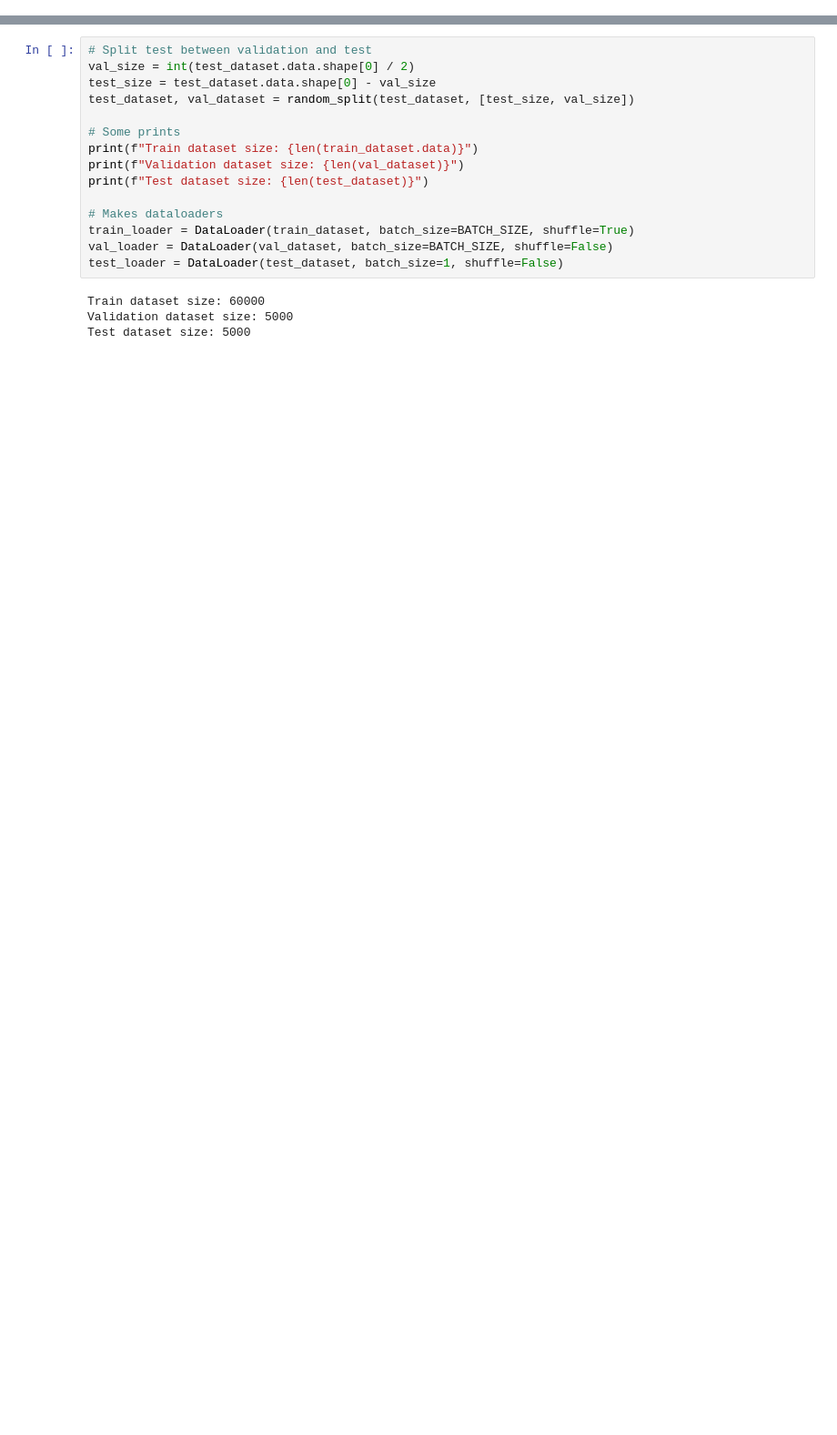
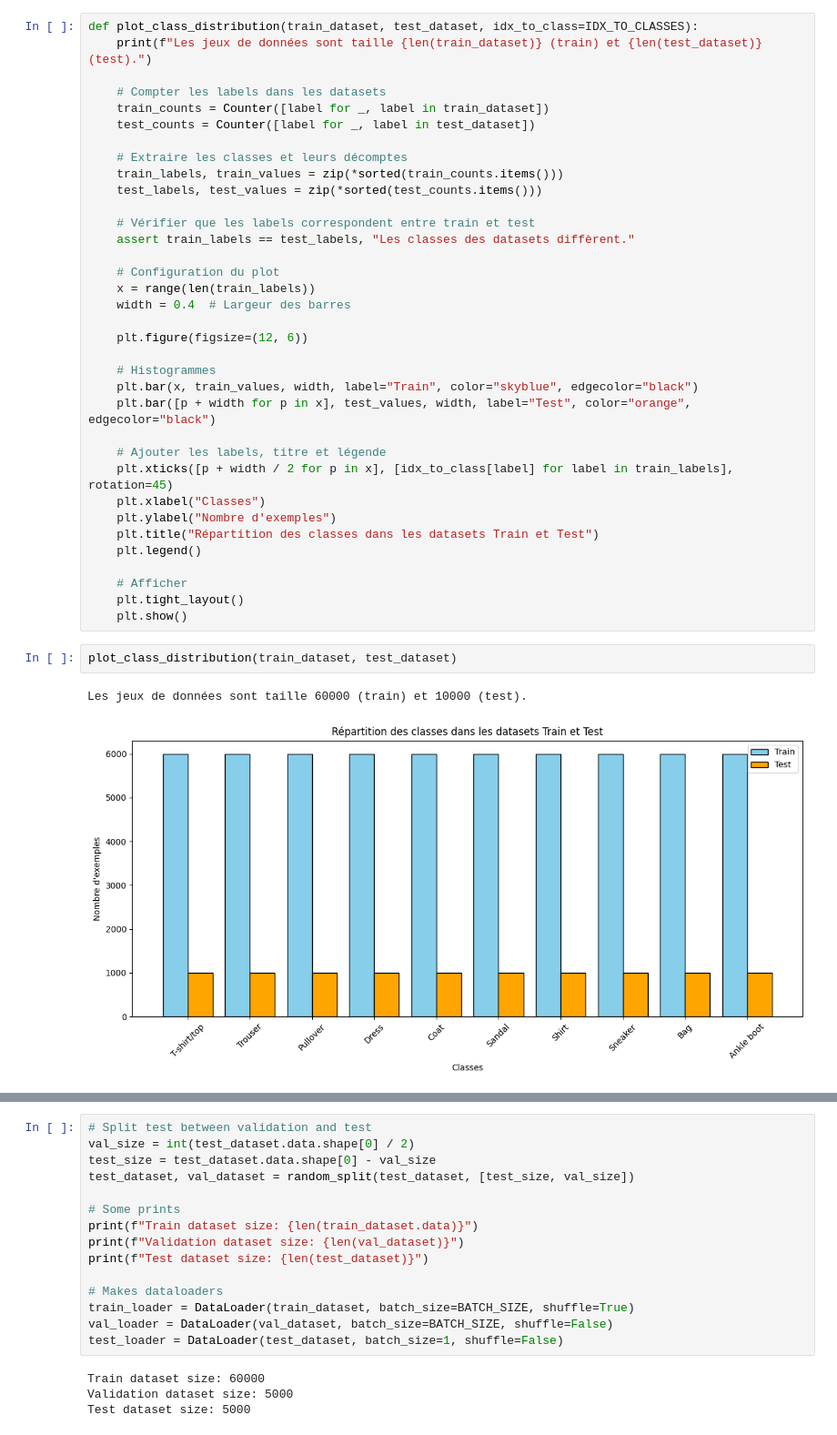
Before and after one commit to Totm33606/hddl_project, a Jupyter notebook: project2/cvae.ipynb, the cells around one changed output, grey strips where cells are left out. Shown at 91% size. Cells and saved outputs as stored; diff of their text form; blank space fills up the shorter version.

```diff
--- a/project2/cvae.ipynb
+++ b/project2/cvae.ipynb
@@ -103,0 +100,40 @@ plt.show()
+# %%
+def plot_class_distribution(train_dataset, test_dataset, idx_to_class=IDX_TO_CLASSES):
+    print(f"Les jeux de données sont taille {len(train_dataset)} (train) et {len(test_dataset)} (test).")
+
+    # Compter les labels dans les datasets
+    train_counts = Counter([label for _, label in train_dataset])
+    test_counts = Counter([label for _, label in test_dataset])
+
+    # Extraire les classes et leurs décomptes
+    train_labels, train_values = zip(*sorted(train_counts.items()))
+    test_labels, test_values = zip(*sorted(test_counts.items()))
+
+    # Vérifier que les labels correspondent entre train et test
+    assert train_labels == test_labels, "Les classes des datasets diffèrent."
+
+    # Configuration du plot
+    x = range(len(train_labels))
+    width = 0.4  # Largeur des barres
+
+    plt.figure(figsize=(12, 6))
+
+    # Histogrammes
+    plt.bar(x, train_values, width, label="Train", color="skyblue", edgecolor="black")
+    plt.bar([p + width for p in x], test_values, width, label="Test", color="orange", edgecolor="black")
+
+    # Ajouter les labels, titre et légende
+    plt.xticks([p + width / 2 for p in x], [idx_to_class[label] for label in train_labels], rotation=45)
+    plt.xlabel("Classes")
+    plt.ylabel("Nombre d'exemples")
+    plt.title("Répartition des classes dans les datasets Train et Test")
+    plt.legend()
+
+    # Afficher
+    plt.tight_layout()
+    plt.show()
+# %%
+plot_class_distribution(train_dataset, test_dataset)
+# %% [output]
+Les jeux de données sont taille 60000 (train) et 10000 (test).
+[figure, added]
```
Also changed, not shown: parts of 80 cells of this notebook, 1 other file.
